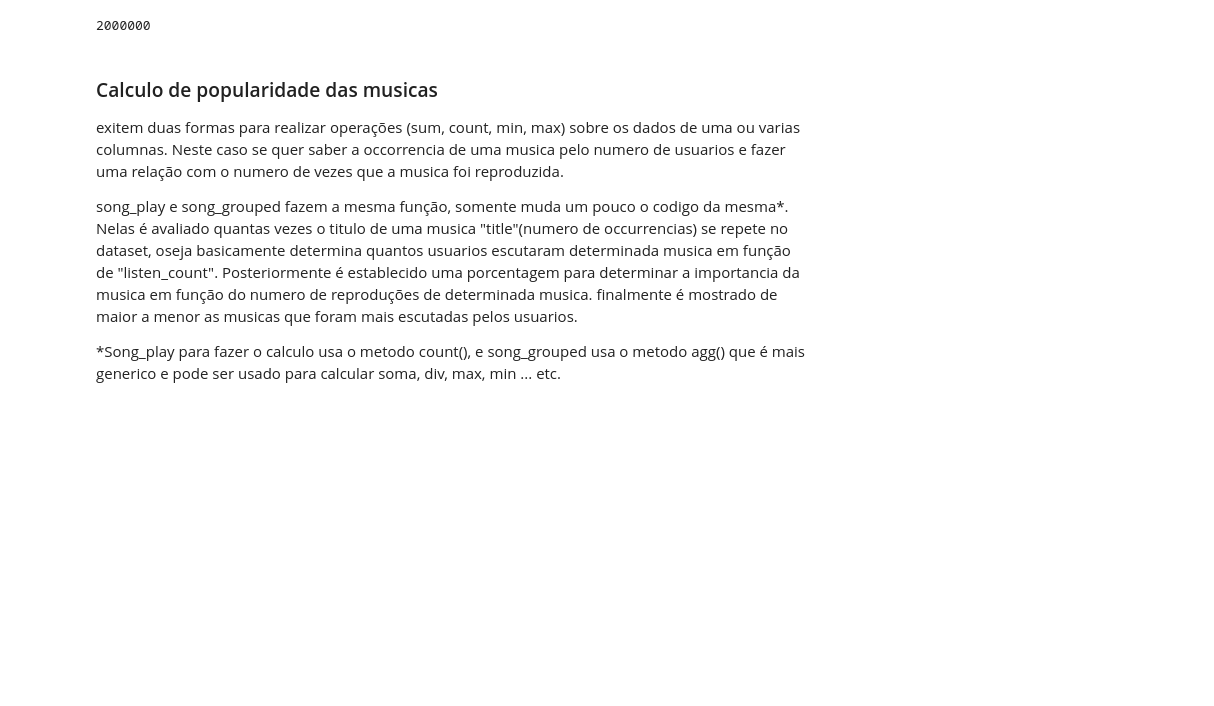
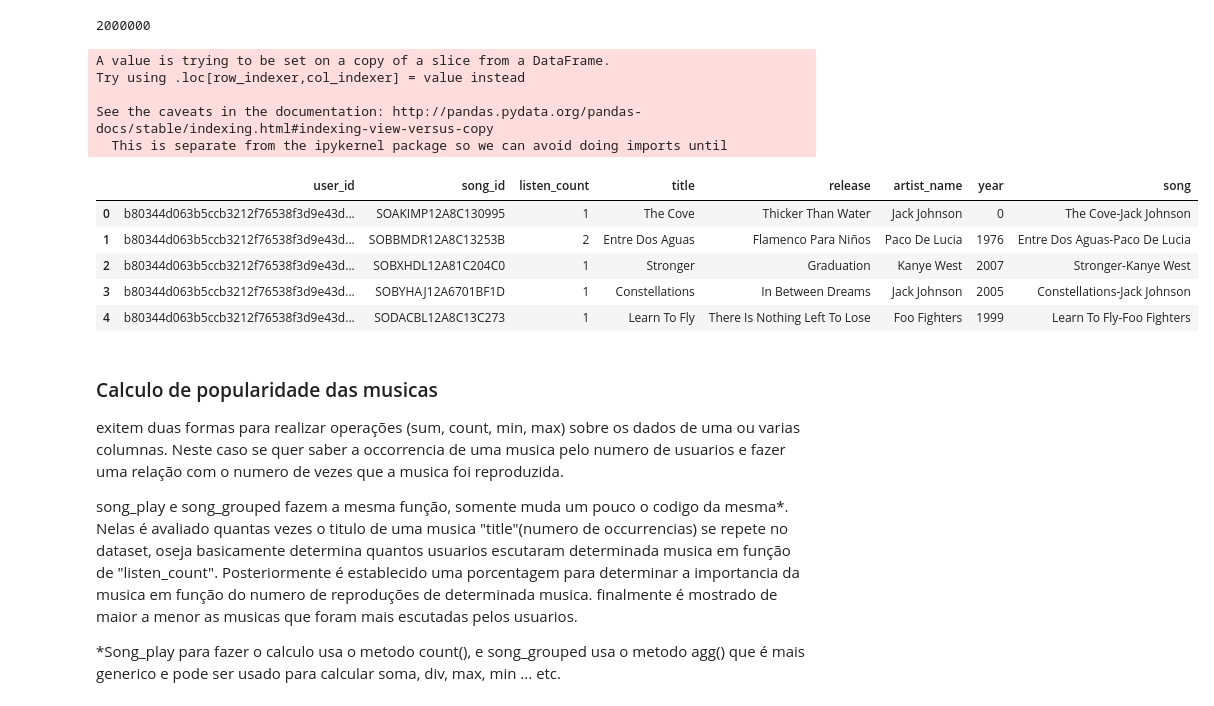
Before and after one commit to AlejandraG01/RS-init, a Jupyter notebook: my-MusicRS/mymusic_RS.ipynb, the cells around one changed output. Cells and saved outputs as stored; diff of their text form; code cells hidden in the pictures; blank space fills up the shorter version.

```diff
--- a/my-MusicRS/mymusic_RS.ipynb
+++ b/my-MusicRS/mymusic_RS.ipynb
@@ -74,6 +74,23 @@ if song_df['artist_name'].isnull().sum() > 0:
 len(song_df)
 # %% [output]
 2000000
+# %%
+#selec a subset of total dataset
+song_df_subset = song_df.loc[0:10000, :]
+song_df_subset["song"] = song_df_subset["title"].map(str)+"-"+song_df_subset["artist_name"].map(str)
+song_df_subset.head()
+# %% [output]
+A value is trying to be set on a copy of a slice from a DataFrame.
+Try using .loc[row_indexer,col_indexer] = value instead
+
+See the caveats in the documentation: http://pandas.pydata.org/pandas-docs/stable/indexing.html#indexing-view-versus-copy
+  This is separate from the ipykernel package so we can avoid doing imports until
+|  | user_id | song_id | listen_count | title | release | artist_name | year | song |
+| 0 | b80344d063b5ccb3212f76538f3d9e43d... | SOAKIMP12A8C130995 | 1 | The Cove | Thicker Than Water | Jack Johnson | 0 | The Cove-Jack Johnson |
+| 1 | b80344d063b5ccb3212f76538f3d9e43d... | SOBBMDR12A8C13253B | 2 | Entre Dos Aguas | Flamenco Para Niños | Paco De Lucia | 1976 | Entre Dos Aguas-Paco De Lucia |
+| 2 | b80344d063b5ccb3212f76538f3d9e43d... | SOBXHDL12A81C204C0 | 1 | Stronger | Graduation | Kanye West | 2007 | Stronger-Kanye West |
+| 3 | b80344d063b5ccb3212f76538f3d9e43d... | SOBYHAJ12A6701BF1D | 1 | Constellations | In Between Dreams | Jack Johnson | 2005 | Constellations-Jack Johnson |
+| 4 | b80344d063b5ccb3212f76538f3d9e43d... | SODACBL12A8C13C273 | 1 | Learn To Fly | There Is Nothing Left To Lose | Foo Fighters | 1999 | Learn To Fly-Foo Fighters |
 # %% [markdown]
 ### Calculo de popularidade das musicas
 exitem duas formas para realizar operações (sum, count, min, max) sobre os dados de uma ou varias columnas. Neste caso se quer saber a occorrencia de uma musica pelo numero de usuarios e fazer uma relação com o numero de vezes que a musica foi reproduzida.
```
Also changed, not shown: parts of 17 cells of this notebook.
